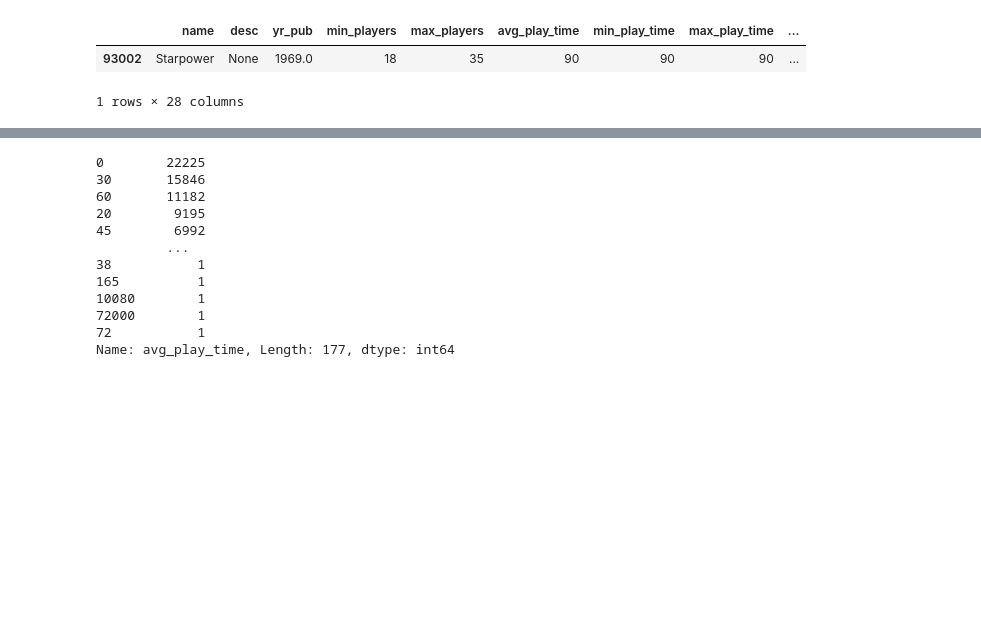
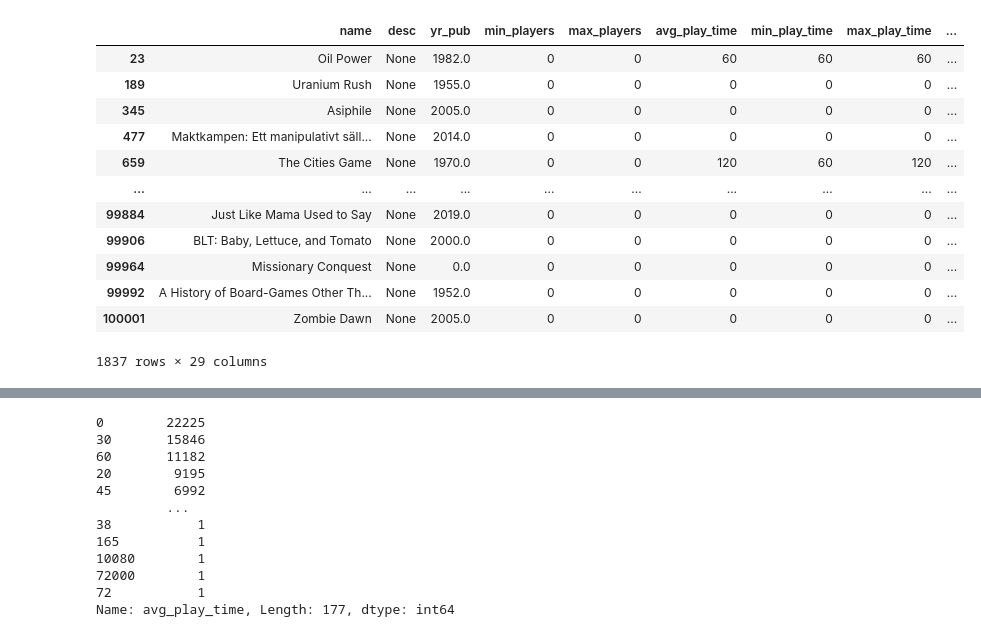
Before and after one commit to cttlc2u/proj5_boardgamerec, a Jupyter notebook: Cleaning.ipynb, the cells around one changed output, grey strips where cells are left out. Drawn from its saved outputs; the diff is of its cells as text; code cells hidden in the pictures; blank space fills up the shorter version.

```diff
--- a/Cleaning.ipynb
+++ b/Cleaning.ipynb
@@ -95,8 +110,18 @@ Name: min_players, dtype: int64
 # %%
 # 88758 (conv. exclusive), *26855, 26860, 92875* are obscure, keep?,
 # set a cutoff?
-df[df['min_players']==18]
+df[df['min_players']==0]
 # %% [output]
 |  | name | desc | yr_pub | min_players | max_players | avg_play_time | min_play_time | max_play_time | ... |
-| 93002 | Starpower | None | 1969.0 | 18 | 35 | 90 | 90 | 90 | ... |
+| 23 | Oil Power | None | 1982.0 | 0 | 0 | 60 | 60 | 60 | ... |
+| 189 | Uranium Rush | None | 1955.0 | 0 | 0 | 0 | 0 | 0 | ... |
+| 345 | Asiphile | None | 2005.0 | 0 | 0 | 0 | 0 | 0 | ... |
+| 477 | Maktkampen: Ett manipulativt säll... | None | 2014.0 | 0 | 0 | 0 | 0 | 0 | ... |
+| 659 | The Cities Game | None | 1970.0 | 0 | 0 | 120 | 60 | 120 | ... |
+| ... | ... | ... | ... | ... | ... | ... | ... | ... | ... |
+| 99884 | Just Like Mama Used to Say | None | 2019.0 | 0 | 0 | 0 | 0 | 0 | ... |
+| 99906 | BLT: Baby, Lettuce, and Tomato | None | 2000.0 | 0 | 0 | 0 | 0 | 0 | ... |
+| 99964 | Missionary Conquest | None | 0.0 | 0 | 0 | 0 | 0 | 0 | ... |
+| 99992 | A History of Board-Games Other Th... | None | 1952.0 | 0 | 0 | 0 | 0 | 0 | ... |
+| 100001 | Zombie Dawn | None | 2005.0 | 0 | 0 | 0 | 0 | 0 | ... |
-1 rows × 28 columns
+1837 rows × 29 columns
```
Also changed, not shown: parts of 20 cells of this notebook.
